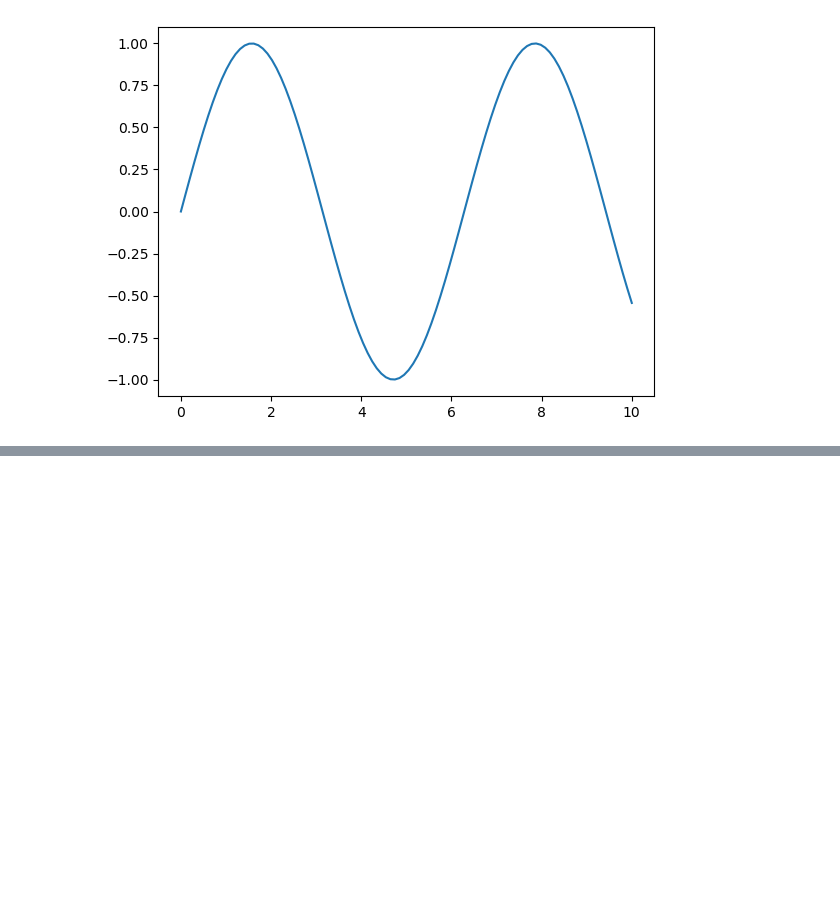
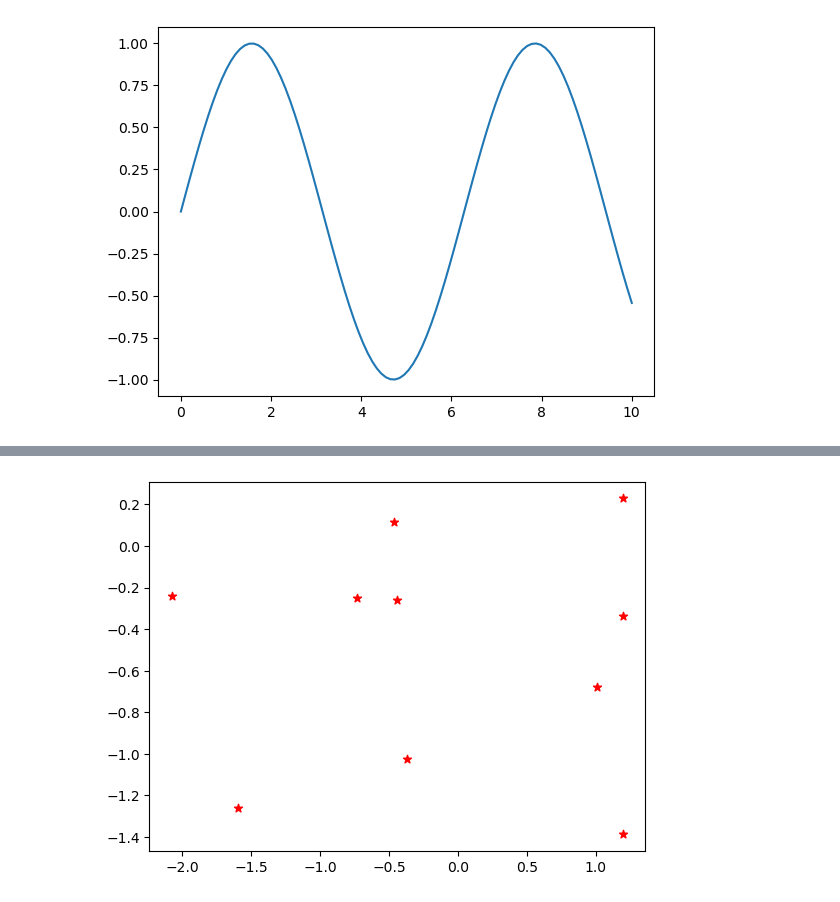
Before and after one commit to Shivauppe/FY2026_January, a Jupyter notebook: DataVisualization.ipynb, the cells around one changed output, grey strips where cells are left out. Cells and saved outputs as stored; diff of their text form; code cells hidden in the pictures; blank space fills up the shorter version.

```diff
--- a/DataVisualization.ipynb
+++ b/DataVisualization.ipynb
@@ -140,0 +162,5 @@ plt.show()
+# %%
+plt.scatter(x2,y2,c = 'r', marker = '*')
+plt.show()
+# %% [output]
+[figure, added]
```
Also changed, not shown: parts of 9 cells of this notebook.
